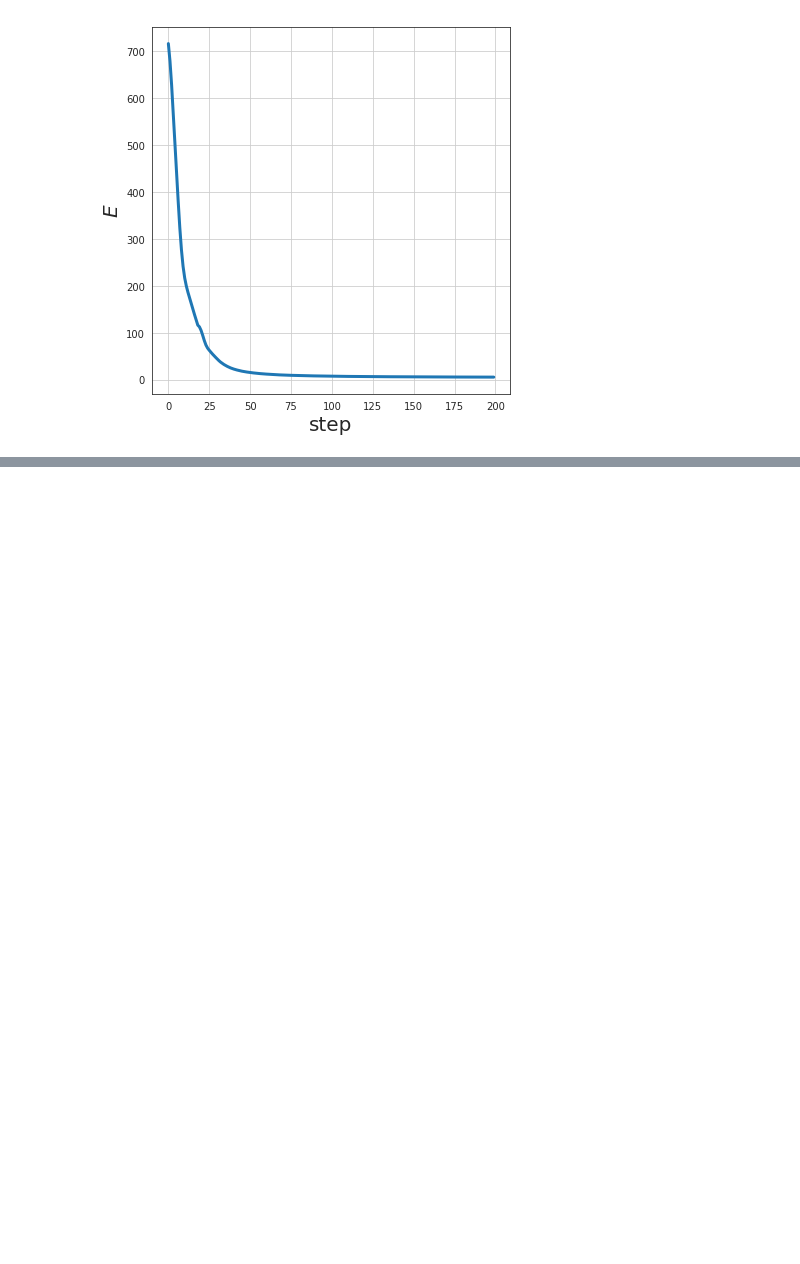
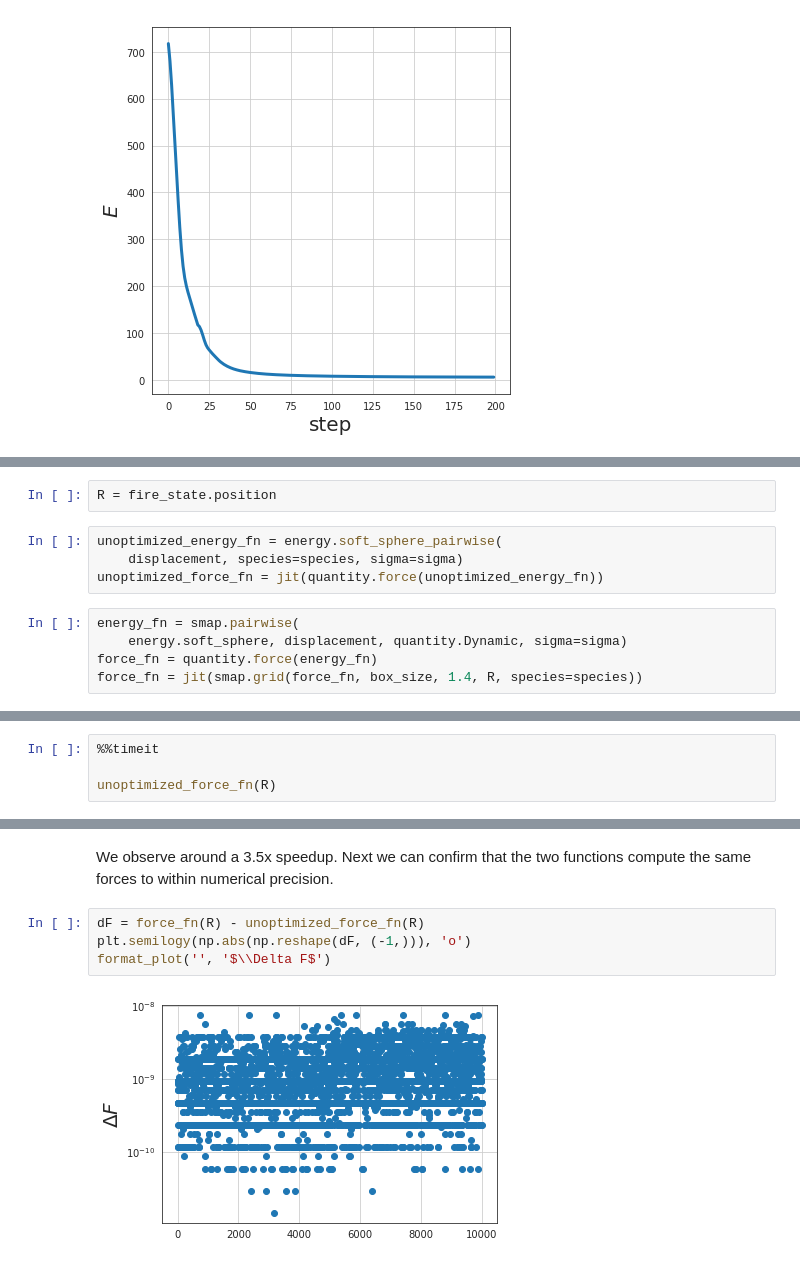
Before and after one commit to jax-md/jax-md, a Jupyter notebook: notebooks/minimization.ipynb, the cells around one changed output, grey strips where cells are left out. Saved outputs shown, nothing was run; the diff lists cells and outputs as text; blank space fills up the shorter version.

Commit message:
Added examples using spatial partitioning to accelerate force computation.

```diff
--- a/notebooks/minimization.ipynb
+++ b/notebooks/minimization.ipynb
@@ -117,0 +125,11 @@ finalize_plot()
+# %%
+R = fire_state.position
+# %%
+unoptimized_energy_fn = energy.soft_sphere_pairwise(
+    displacement, species=species, sigma=sigma)
+unoptimized_force_fn = jit(quantity.force(unoptimized_energy_fn))
+# %%
+energy_fn = smap.pairwise(
+    energy.soft_sphere, displacement, quantity.Dynamic, sigma=sigma)
+force_fn = quantity.force(energy_fn)
+force_fn = jit(smap.grid(force_fn, box_size, 1.4, R, species=species))
@@ -117,0 +138,4 @@ finalize_plot()
+# %%
+%%timeit
+
+unoptimized_force_fn(R)
@@ -117,0 +150,8 @@ finalize_plot()
+# %% [markdown]
+We observe around a 3.5x speedup. Next we can confirm that the two functions compute the same forces to within numerical precision.
+# %%
+dF = force_fn(R) - unoptimized_force_fn(R)
+plt.semilogy(np.abs(np.reshape(dF, (-1,))), 'o')
+format_plot('', '$\\Delta F$')
+# %% [output]
+[figure, added]
```
Also changed, not shown: parts of 22 cells of this notebook.
